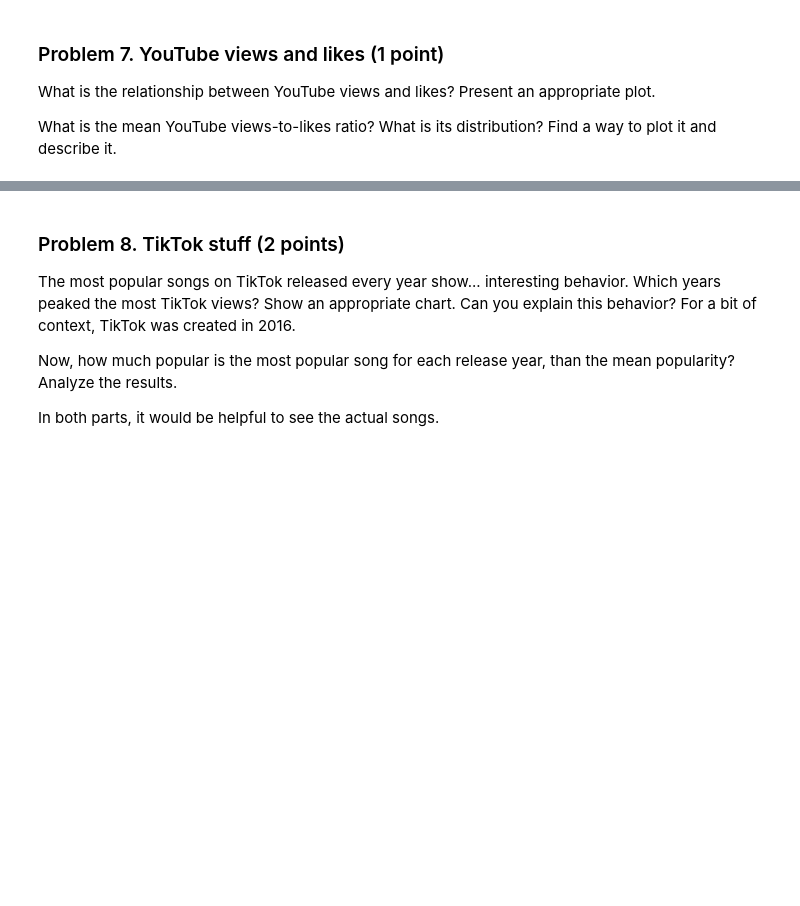
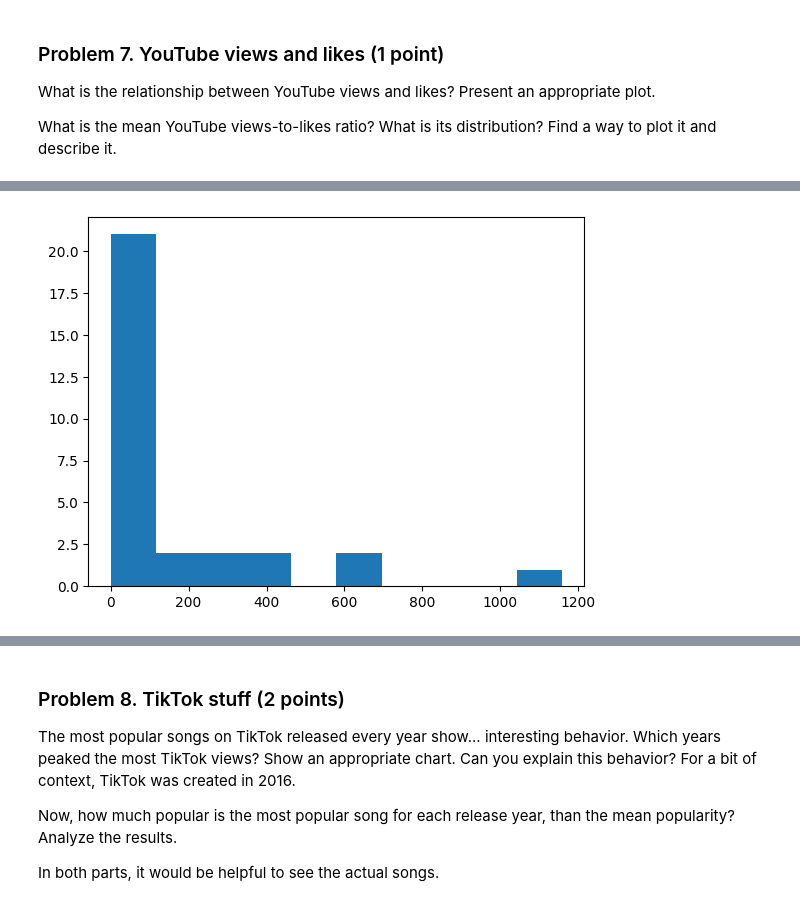
Before and after one commit to patonov/Data_Science-July_2024, a Jupyter notebook: Data-Visualization-Lab/Data Visualization and EDA Lab.ipynb, the cells around one changed output, grey strips where cells are left out. Saved outputs shown, nothing was run; the diff lists cells and outputs as text; code cells hidden in the pictures; blank space fills up the shorter version.

```diff
--- a/Data-Visualization-Lab/Data Visualization and EDA Lab.ipynb
+++ b/Data-Visualization-Lab/Data Visualization and EDA Lab.ipynb
@@ -273,0 +293,5 @@ What is the mean YouTube views-to-likes ratio? What is its distribution? Find a
+# %%
+viewsHist = plt.hist(yearsYtViews)
+plt.show()
+# %% [output]
+[figure, added]
```
Also changed, not shown: parts of 8 cells of this notebook.
